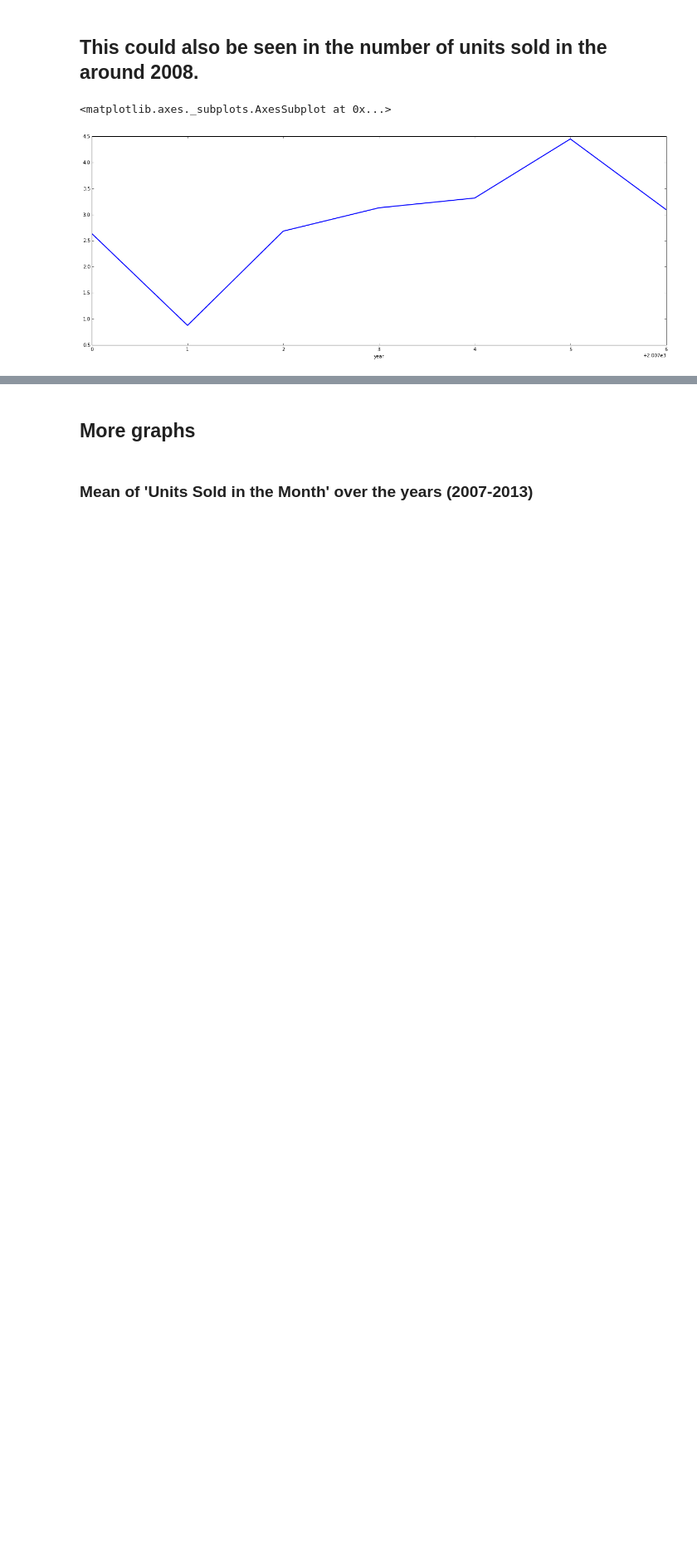
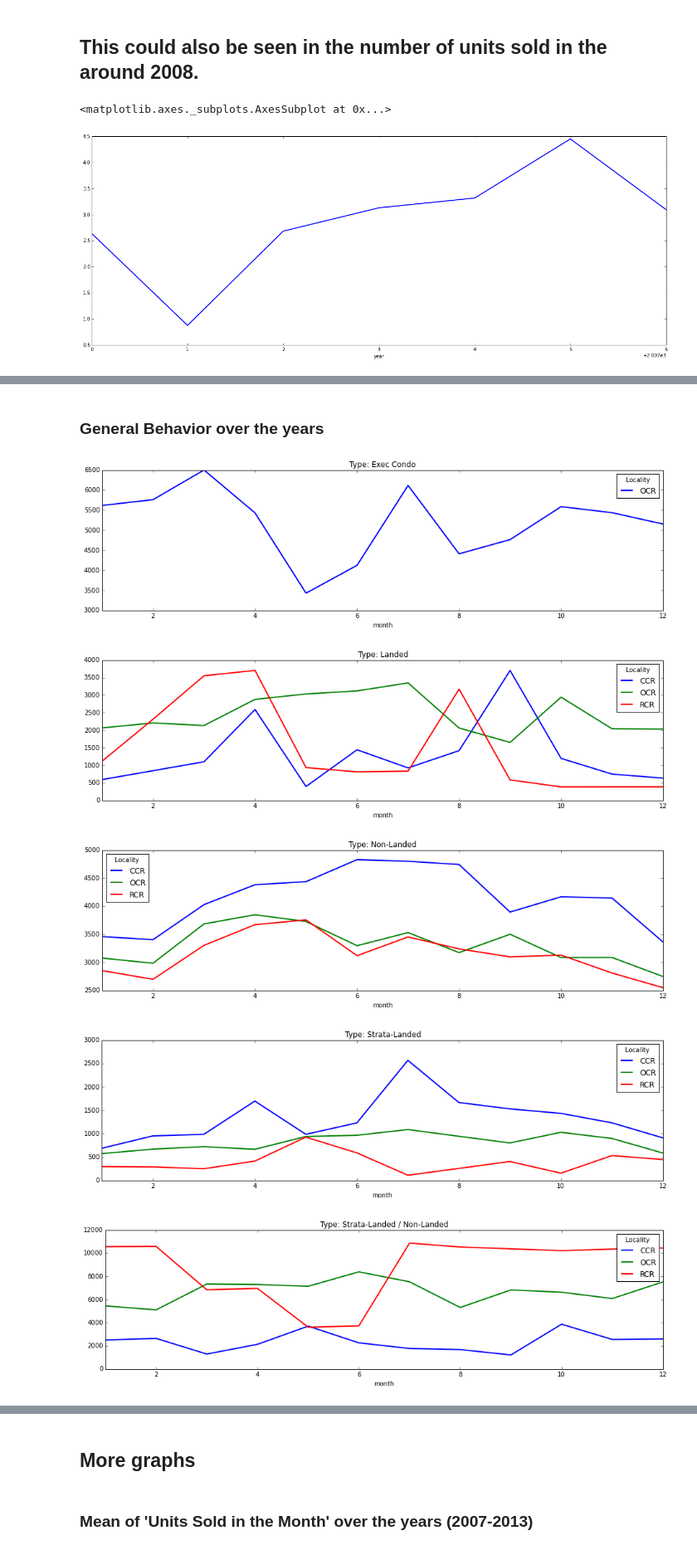
Before and after one commit to Devang-25/codeRiddles, a Jupyter notebook: gramener/property_singapore/prop_corr.ipynb, the cells around one changed output, grey strips where cells are left out. Shown at 83% size. Drawn from its saved outputs; the diff is of its cells as text; code cells hidden in the pictures; blank space fills up the shorter version.

```diff
--- a/gramener/property_singapore/prop_corr.ipynb
+++ b/gramener/property_singapore/prop_corr.ipynb
@@ -117,0 +91,34 @@ df_agg.sortlevel(0).groupby(level=0).mean()['Units Sold in the Month'].plot(figs
+# %% [markdown]
+### General Behavior over the years
+# %%
+# multi-index order
+mi = ['year', 'Property Type', 'Locality', 'month']
+drp = [u'Project Name', u'Street Name', u'Developer',
+      u'Total Number of Units in Project',
+       u'Cumulative Units Launched to-date',
+       u'Cumulative Units Sold to-date',
+       u'Cumulative Units Launched but Unsold',
+       u'Units Launched in the Month',
+       u'Units Sold in the Month',
+       u'Lowest Price ($psm) # in the Month',
+#        u'Median Price($psm) # in the Month Number Sold By Price Range',
+       u'Highest Price ($psm) # in the Month']
+
+df_agg = df.set_index(mi).drop(drp, axis=1)
+# calculate monthly mean for all years
+df_agg = df_agg.sortlevel(0).groupby(level=[0,1,2,3]).mean()
+
+prop_types = df_agg.index.get_level_values('Property Type').unique()
+
+for _type in prop_types:
+    df_spec = df_agg.xs(_type, level='Property Type', drop_level=True)
+    df_spec = df_spec.swaplevel(0,2).swaplevel(0,1)
+    df_spec = df_spec.groupby(level=[0,1]).mean().unstack(0)
+    df_spec.columns = df_spec.columns.droplevel()
+    df_spec.plot(figsize=(16,4), linewidth=2, title="Type: %s" % (_type))
+# %% [output]
+[figure, added]
+[figure, added]
+[figure, added]
+[figure, added]
+[figure, added]
```
Also changed, not shown: parts of 21 cells of this notebook, 1 other file.
